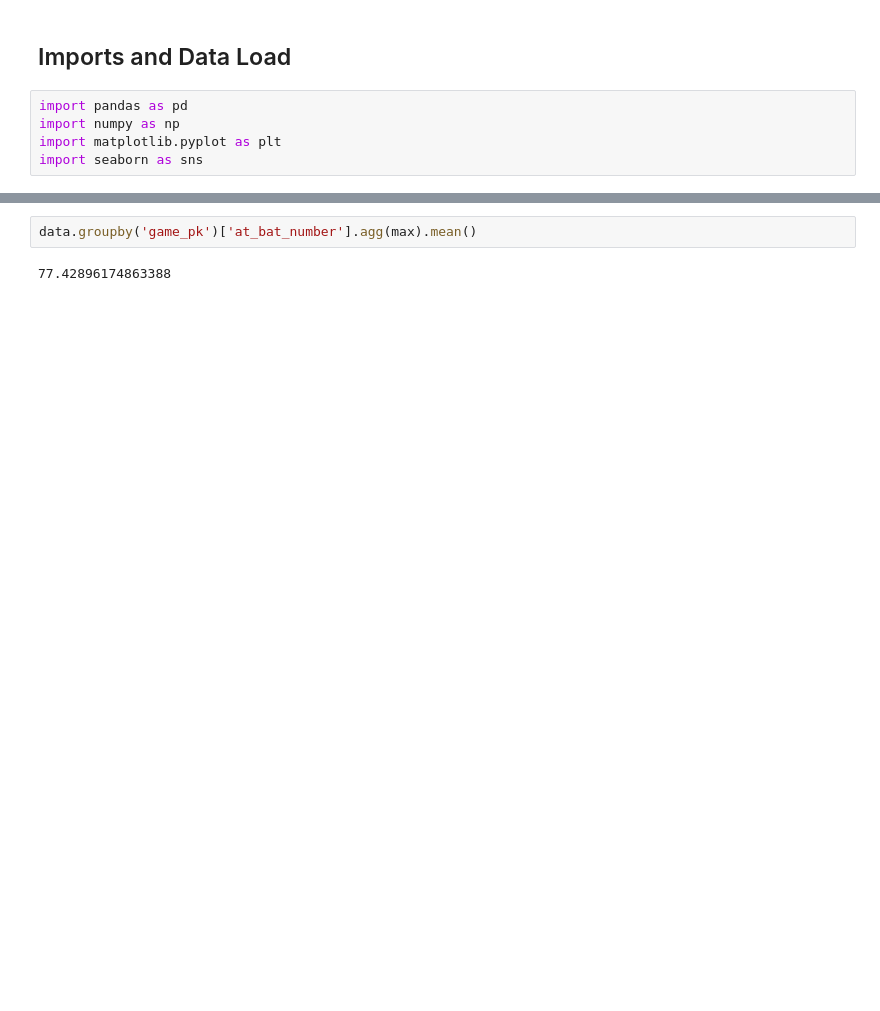
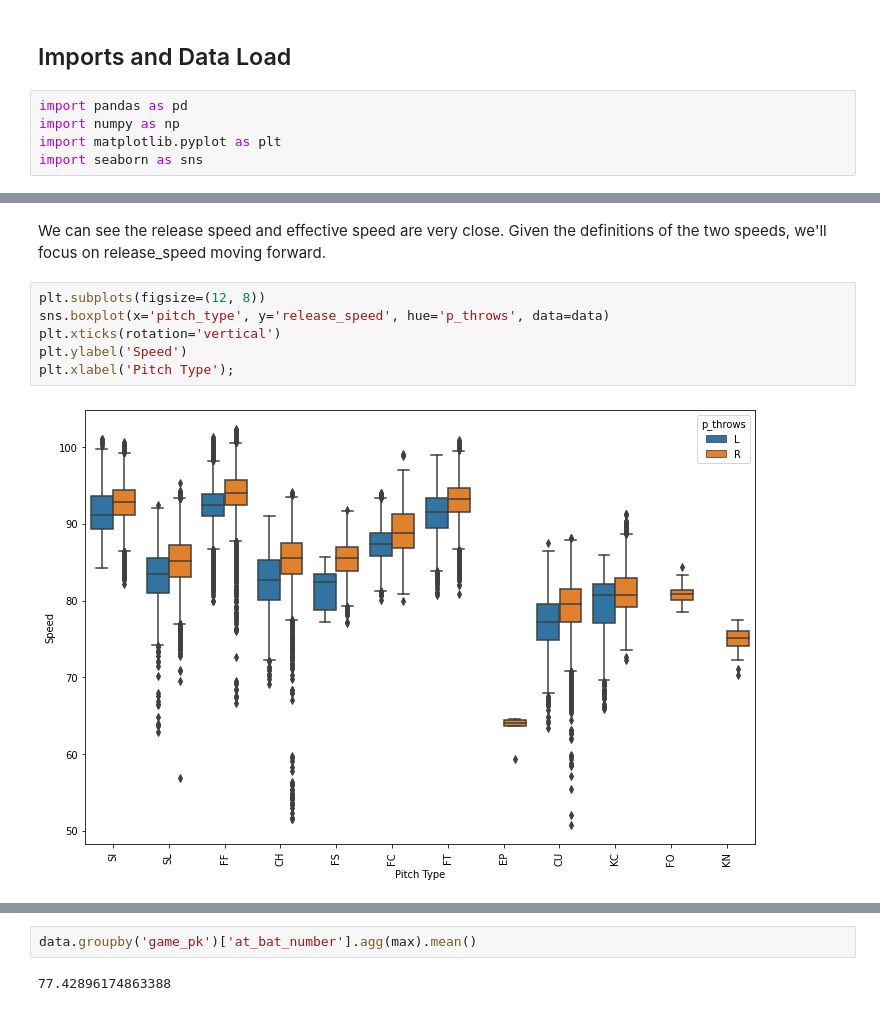
Before and after one commit to lligon4/Capstone2_Project, a Jupyter notebook: CS2_Exploratory_Data_Analysis.ipynb, the cells around one changed output, grey strips where cells are left out. Cells and saved outputs as stored; diff of their text form; blank space fills up the shorter version.

```diff
--- a/CS2_Exploratory_Data_Analysis.ipynb
+++ b/CS2_Exploratory_Data_Analysis.ipynb
@@ -41,0 +153,10 @@ memory usage: 53.2+ MB
+# %% [markdown]
+We can see the release speed and effective speed are very close. Given the definitions of the two speeds, we'll focus on release_speed moving forward.
+# %%
+plt.subplots(figsize=(12, 8))
+sns.boxplot(x='pitch_type', y='release_speed', hue='p_throws', data=data)
+plt.xticks(rotation='vertical')
+plt.ylabel('Speed')
+plt.xlabel('Pitch Type');
+# %% [output]
+[figure, added]
```
Also changed, not shown: parts of 56 cells of this notebook.
